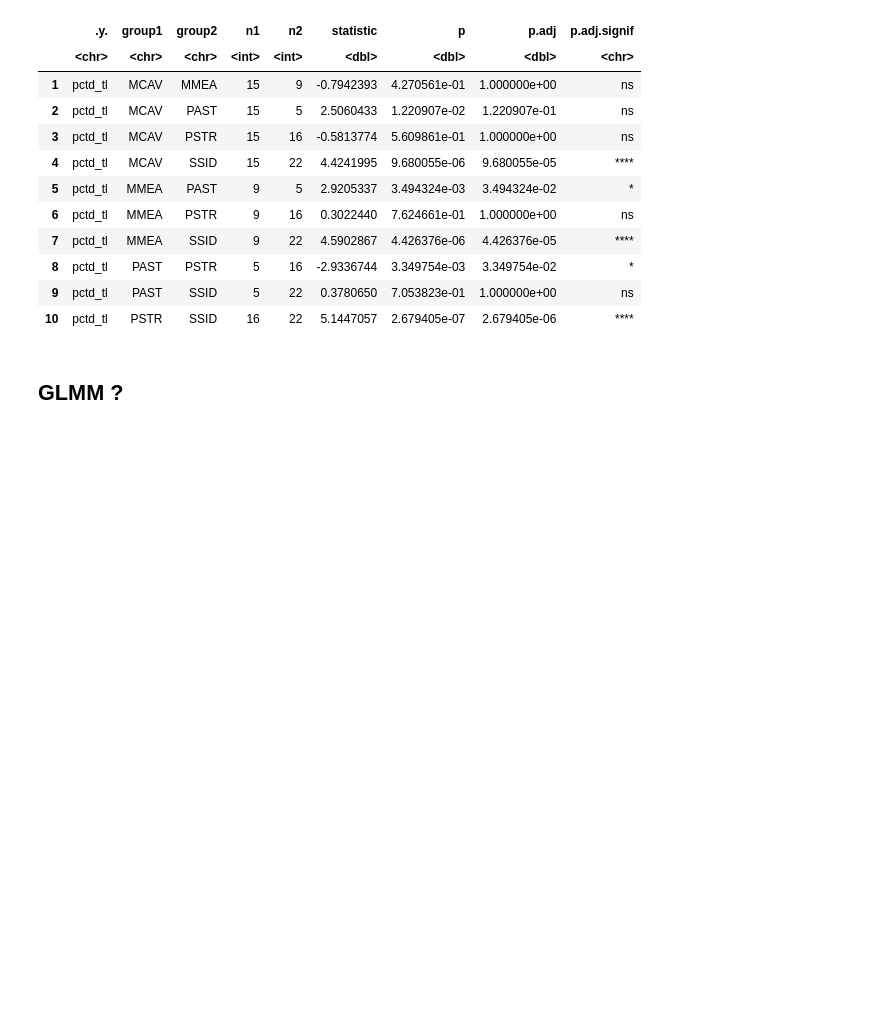
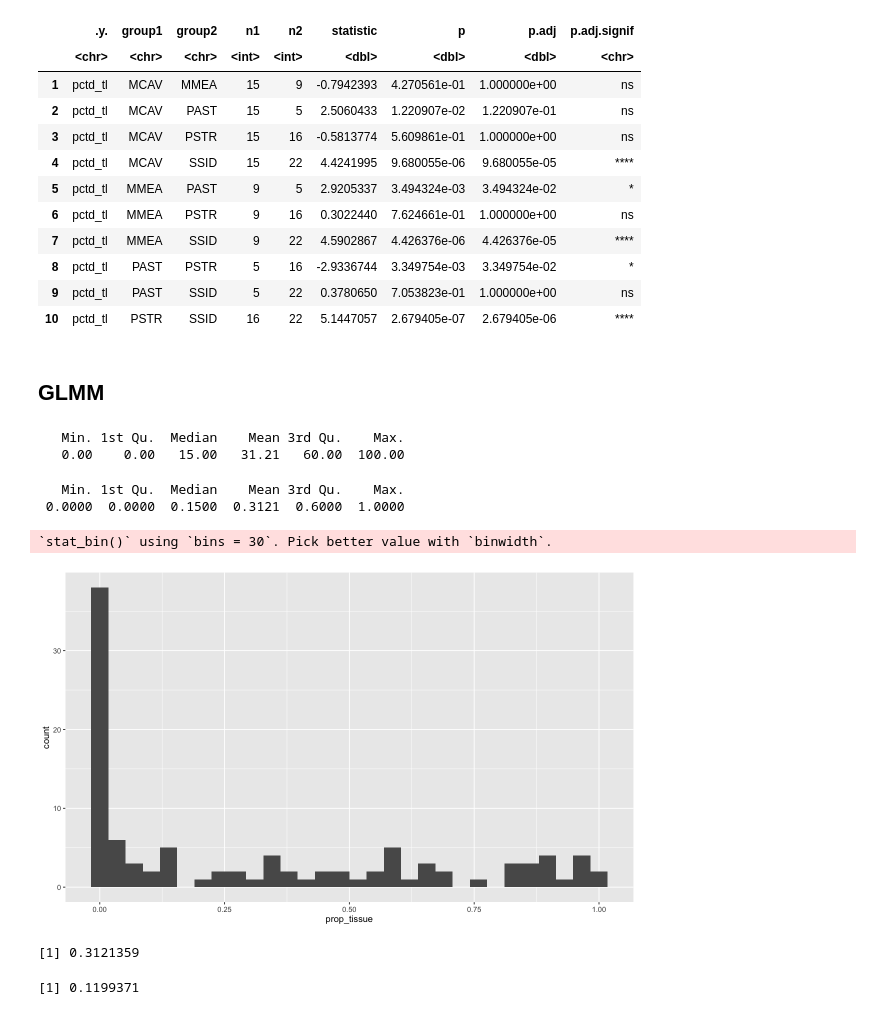
Before and after one commit to brookewicz/Code_notebook, a Jupyter notebook: sctld_tl/tl.ipynb, the cells around one changed output. Drawn from its saved outputs; the diff is of its cells as text; code cells hidden in the pictures; blank space fills up the shorter version.

```diff
--- a/sctld_tl/tl.ipynb
+++ b/sctld_tl/tl.ipynb
@@ -722,4 +734,4 @@ A rstatix_test: 10 × 9
     # MCAV sig greater than SSID
     # PSTR sig greater than SSID and PAST
 # %% [markdown]
-## GLMM ?
+## GLMM
@@ -725,0 +743,25 @@ A rstatix_test: 10 × 9
+# %%
+# convert live tissue to proportion and use ordbeta as in bleaching analysis
+tl_stats<-tl_stats %>%
+    mutate(prop_tissue = tissue/100)
+# %%
+summary(tl_stats$tissue)
+summary(tl_stats$prop_tissue)
+# %% [output]
+   Min. 1st Qu.  Median    Mean 3rd Qu.    Max.
+   0.00    0.00   15.00   31.21   60.00  100.00
+   Min. 1st Qu.  Median    Mean 3rd Qu.    Max.
+ 0.0000  0.0000  0.1500  0.3121  0.6000  1.0000
+# %%
+ggplot(tl_stats, aes(x = prop_tissue))+
+    geom_histogram()
+# %% [output]
+`stat_bin()` using `bins = 30`. Pick better value with `binwidth`.
+[figure, added]
+# %%
+mean(tl_stats$prop_tissue)
+var(tl_stats$prop_tissue)
+# mean > variance
+# %% [output]
+[1] 0.3121359
+[1] 0.1199371
```
Also changed, not shown: parts of 24 cells of this notebook.
